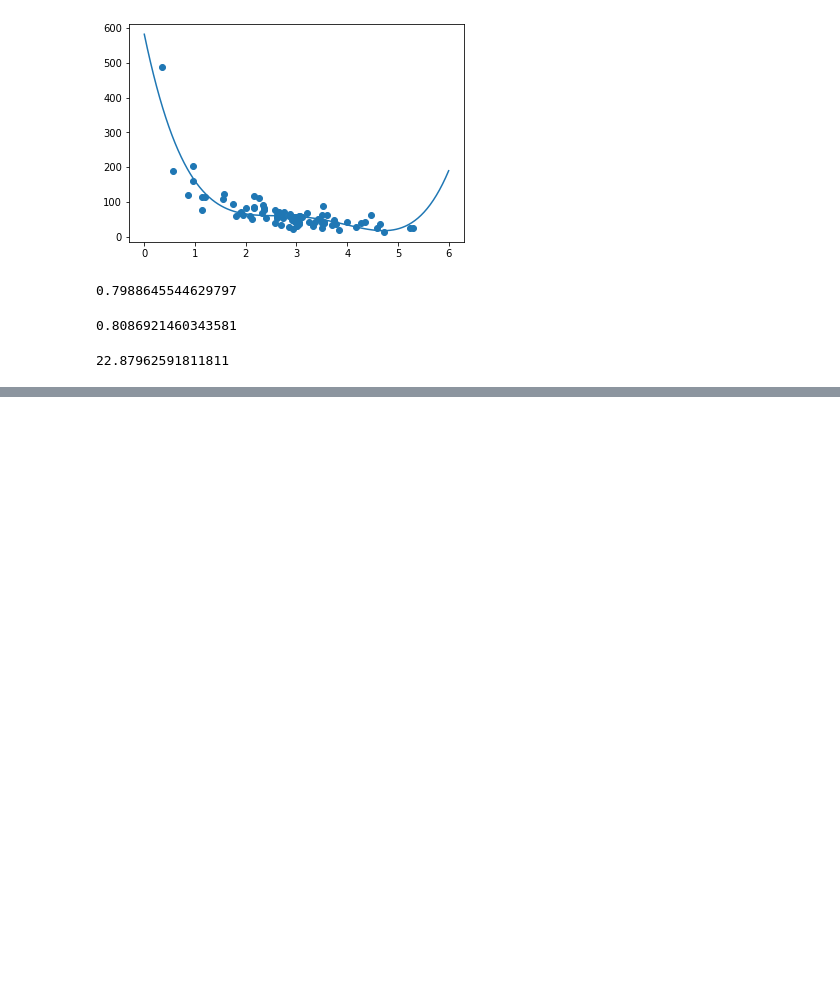
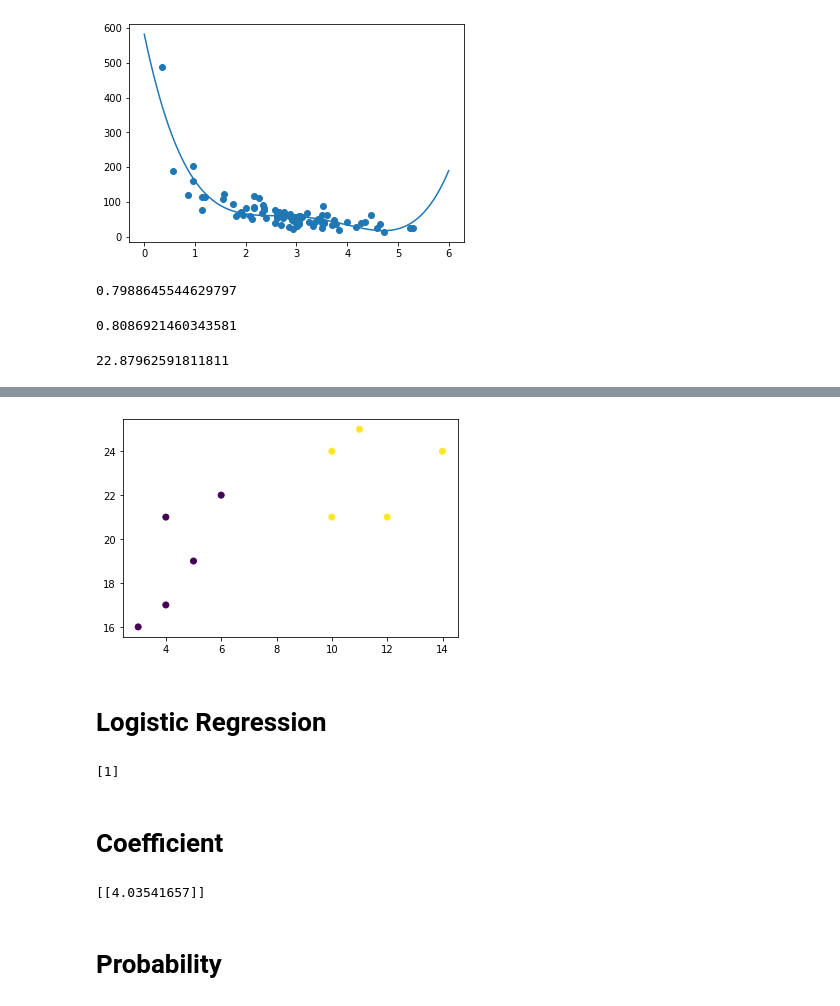
Before and after one commit to SAYAPUREDDY/Machinelearning, a Jupyter notebook: ml_implementation.ipynb, the cells around one changed output, grey strips where cells are left out. Cells and saved outputs as stored; diff of their text form; code cells hidden in the pictures; blank space fills up the shorter version.

```diff
--- a/ml_implementation.ipynb
+++ b/ml_implementation.ipynb
@@ -233,0 +339,42 @@ print(mymodel(5))
+# %%
+from sklearn.cluster import AgglomerativeClustering
+
+x = [4, 5, 10, 4, 3, 11, 14 , 6, 10, 12]
+y = [21, 19, 24, 17, 16, 25, 24, 22, 21, 21]
+
+data = list(zip(x, y))
+
+h_cluster=AgglomerativeClustering(n_clusters=2,affinity='euclidean',linkage='ward')
+labels=h_cluster.fit_predict(data)
+
+plt.scatter(x, y, c=labels)
+plt.show()
+# %% [output]
+[figure, added]
+# %% [markdown]
+# Logistic Regression
+# %%
+import numpy
+from sklearn import linear_model
+
+X = numpy.array([3.78, 2.44, 2.09, 0.14, 1.72, 1.65, 4.92, 4.37, 4.96, 4.52, 3.69, 5.88]).reshape(-1,1)
+y = numpy.array([0, 0, 0, 0, 0, 0, 1, 1, 1, 1, 1, 1])
+
+logr = linear_model.LogisticRegression()
+logr.fit(X,y)
+
+
+predicted = logr.predict(numpy.array([4.8]).reshape(-1,1))
+print(predicted)
+# %% [output]
+[1]
+# %% [markdown]
+# Coefficient
+# %%
+odds=np.exp(logr.coef_)
+
+print(odds)
+# %% [output]
+[[4.03541657]]
+# %% [markdown]
+# Probability
```
Also changed, not shown: parts of 42 cells of this notebook.
